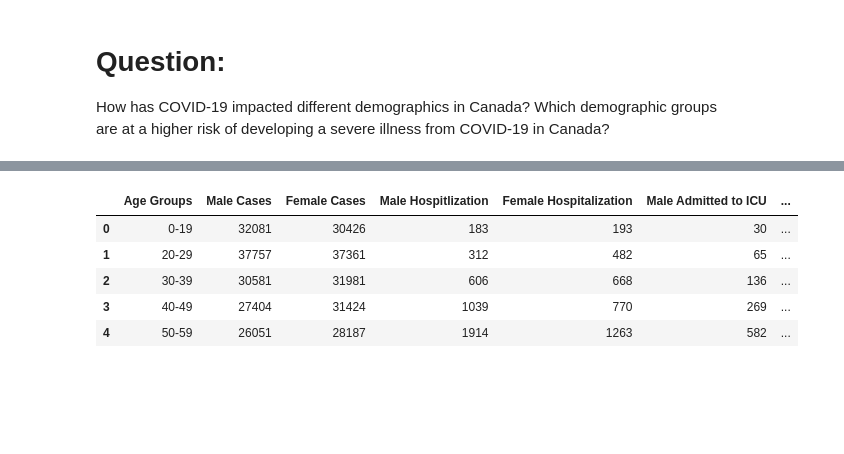
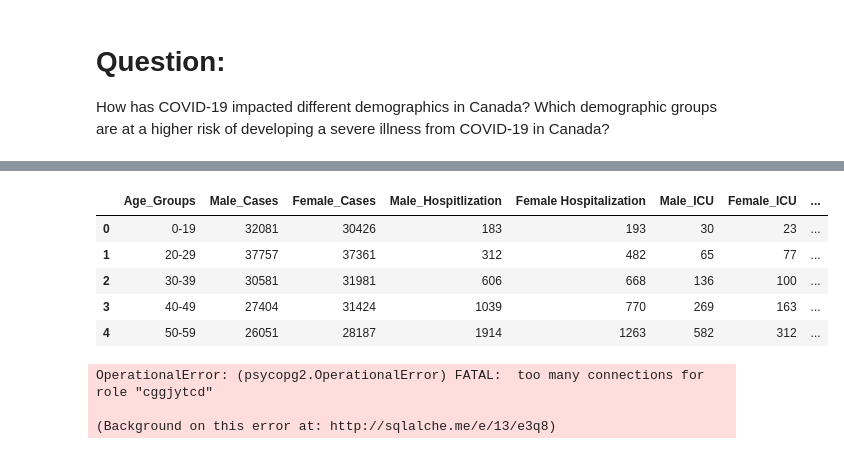
Before and after one commit to chenghaohan/ETL_Project_2, a Jupyter notebook: Demographics.ipynb, the cells around one changed output, grey strips where cells are left out. Cells and saved outputs as stored; diff of their text form; code cells hidden in the pictures; blank space fills up the shorter version.

```diff
--- a/Demographics.ipynb
+++ b/Demographics.ipynb
@@ -77,17 +77,30 @@ All_data
 # %%
 Demographic_Data = All_data[["Age group (years)","Male Cases", "Female Cases", "Male Hospitlization", "Female Hospitalization",
                                  "Male Admitted to ICU","Female Admitted to ICU","Male Deaths","Female Deaths"]]
-Final_df = Demographic_Data.rename(columns={"Age group (years)" : "Age Groups"})
+Final_df = Demographic_Data.rename(columns={"Age group (years)" : "Age_Groups",
+                                            "Male Cases" : "Male_Cases",
+                                            "Female Cases" : "Female_Cases",
+                                            "Male Hospitlization" : "Male_Hospitlization",
+                                            "Female Hospitlization" : "Female_Hospitlization",
+                                            "Male Admitted to ICU" : "Male_ICU",
+                                            "Female Admitted to ICU" : "Female_ICU",
+                                            "Male Deaths" : "Male_Deaths",
+                                            "Female Deaths" : "Female_Deaths"
+                                           })
 Final_df.head()
 # %% [output]
-|  | Age Groups | Male Cases | Female Cases | Male Hospitlization | Female Hospitalization | Male Admitted to ICU | ... |
-| 0 | 0-19 | 32081 | 30426 | 183 | 193 | 30 | ... |
-| 1 | 20-29 | 37757 | 37361 | 312 | 482 | 65 | ... |
-| 2 | 30-39 | 30581 | 31981 | 606 | 668 | 136 | ... |
-| 3 | 40-49 | 27404 | 31424 | 1039 | 770 | 269 | ... |
-| 4 | 50-59 | 26051 | 28187 | 1914 | 1263 | 582 | ... |
+|  | Age_Groups | Male_Cases | Female_Cases | Male_Hospitlization | Female Hospitalization | Male_ICU | Female_ICU | ... |
+| 0 | 0-19 | 32081 | 30426 | 183 | 193 | 30 | 23 | ... |
+| 1 | 20-29 | 37757 | 37361 | 312 | 482 | 65 | 77 | ... |
+| 2 | 30-39 | 30581 | 31981 | 606 | 668 | 136 | 100 | ... |
+| 3 | 40-49 | 27404 | 31424 | 1039 | 770 | 269 | 163 | ... |
+| 4 | 50-59 | 26051 | 28187 | 1914 | 1263 | 582 | 312 | ... |
 # %%
 # Load data into SQL
 
 engine = create_engine('postgresql+psycopg2://cggjytcd:2Lf6GkD0Cb8TbV6e4-X7ZBCvNMh_zV3F@raja.db.elephantsql.com:5432/cggjytcd')
 Final_df.to_sql(name='can_demo', con=engine, if_exists='replace', index=False)
+# %% [output]
+OperationalError: (psycopg2.OperationalError) FATAL:  too many connections for role "cggjytcd"
+
+(Background on this error at: http://sqlalche.me/e/13/e3q8)
```
Also changed, not shown: 1 other file.
